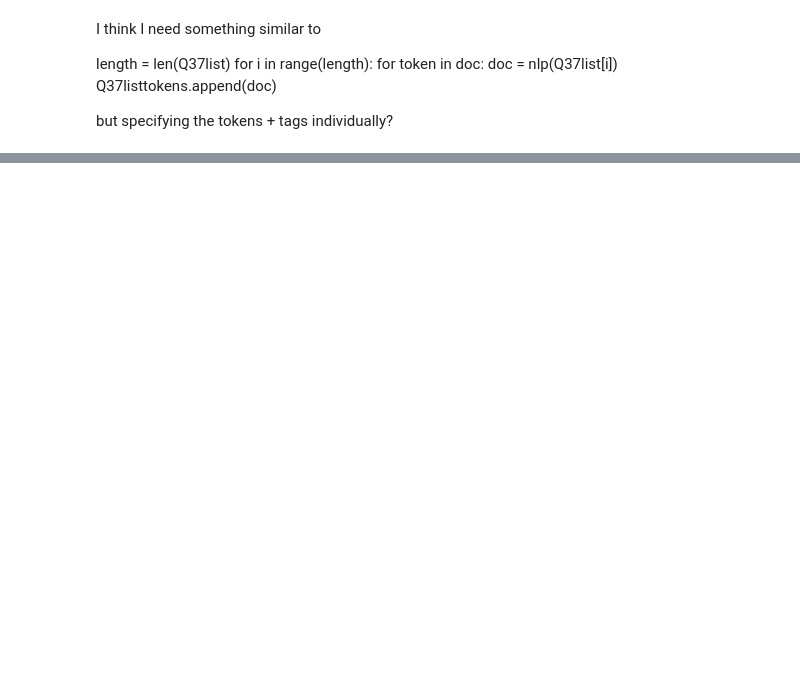
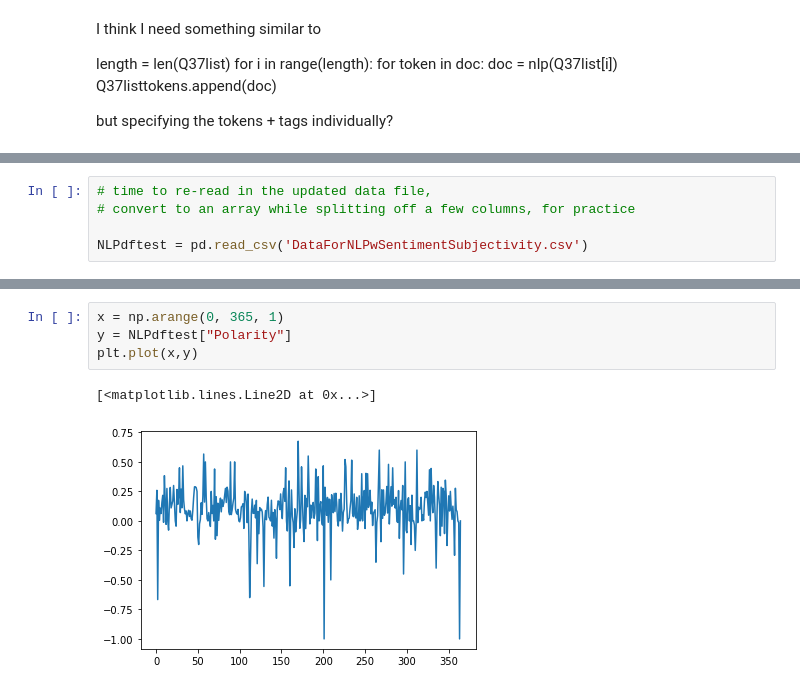
Before and after one commit to JillianMellen/NLP, a Jupyter notebook: NLPtesting.ipynb, the cells around one changed output, grey strips where cells are left out. Cells and saved outputs as stored; diff of their text form; blank space fills up the shorter version.

Commit message:
scores and plots yay

```diff
--- a/NLPtesting.ipynb
+++ b/NLPtesting.ipynb
@@ -133,0 +167,5 @@ but specifying the tokens + tags individually?
+# %%
+# time to re-read in the updated data file,
+# convert to an array while splitting off a few columns, for practice
+
+NLPdftest = pd.read_csv('DataForNLPwSentimentSubjectivity.csv')
@@ -133,0 +181,7 @@ but specifying the tokens + tags individually?
+# %%
+x = np.arange(0, 365, 1)
+y = NLPdftest["Polarity"]
+plt.plot(x,y)
+# %% [output]
+[<matplotlib.lines.Line2D at 0x...>]
+[figure, added]
```
Also changed, not shown: parts of 23 cells of this notebook.
